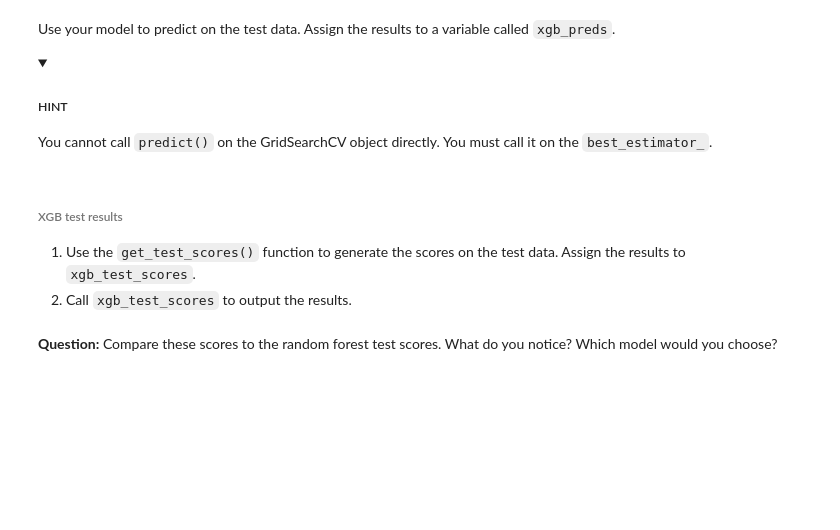
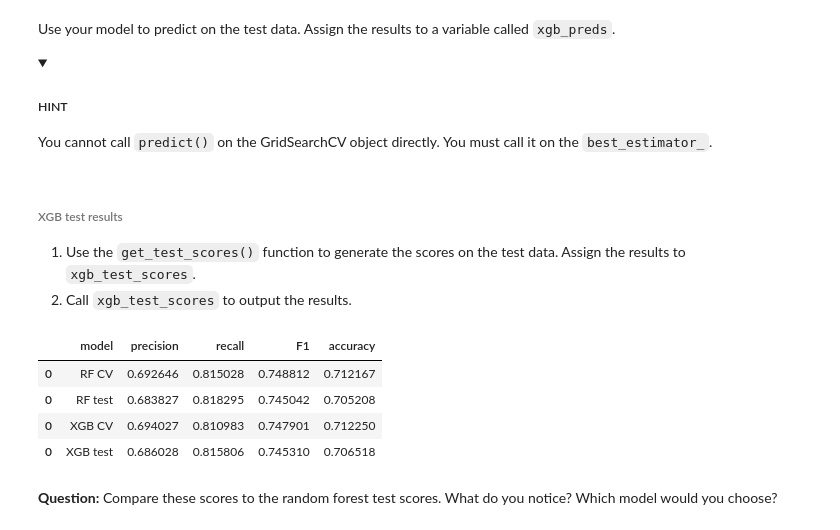
Before and after one commit to DavidAndres6870/AutomatidataScenario, a Jupyter notebook: course 6/Activity_Course 6 Automatidata project lab.ipynb, the cells around one changed output. Cells and saved outputs as stored; diff of their text form; code cells hidden in the pictures; folded sections open; blank space fills up the shorter version.

```diff
--- a/course 6/Activity_Course 6 Automatidata project lab.ipynb
+++ b/course 6/Activity_Course 6 Automatidata project lab.ipynb
@@ -563,0 +810,5 @@ def get_test_scores(model_name:str, preds, y_test_data):
+# %%
+ # Get scores on test data
+rf_test_scores = get_test_scores('RF test', rf_preds, y_test)
+results = pd.concat([results,rf_test_scores], axis=0)
+results
@@ -605,0 +862,2 @@ Now fit the model to the `X_train` and `y_train` data.
+# %%
+xgb1 = read_pickle(path,'xgboostModel1')
@@ -622,0 +892,5 @@ Use the `make_results()` function to output all of the scores of your model. Not
+# %%
+# Call 'make_results()' on the GridSearch object
+xgb1_cv_results = make_results('XGB CV', xgb1, 'f1')
+results = pd.concat([results, xgb1_cv_results], axis=0)
+results
@@ -630,7 +909,7 @@ You cannot call `predict()` on the GridSearchCV object directly. You must call i
 </details>
 # %%
 # Get scores on test data
-#==> ENTER YOUR CODE HERE
+xgb_preds = xgb1.best_estimator_.predict(X_test)
 # %% [markdown]
 ###### XGB test results
 
@@ -642,2 +918,13 @@ You cannot call `predict()` on the GridSearchCV object directly. You must call i
+# %%
+# Get scores on test data
+xgb_test_scores = get_test_scores('XGB test', xgb_preds, y_test)
+results = pd.concat([results, xgb_test_scores], axis=0)
+results
+# %% [output]
+|  | model | precision | recall | F1 | accuracy |
+| 0 | RF CV | 0.692646 | 0.815028 | 0.748812 | 0.712167 |
+| 0 | RF test | 0.683827 | 0.818295 | 0.745042 | 0.705208 |
+| 0 | XGB CV | 0.694027 | 0.810983 | 0.747901 | 0.712250 |
+| 0 | XGB test | 0.686028 | 0.815806 | 0.745310 | 0.706518 |
 # %% [markdown]
 **Question:** Compare these scores to the random forest test scores. What do you notice? Which model would you choose?
```
Also changed, not shown: parts of 92 cells of this notebook, 2 other files.
